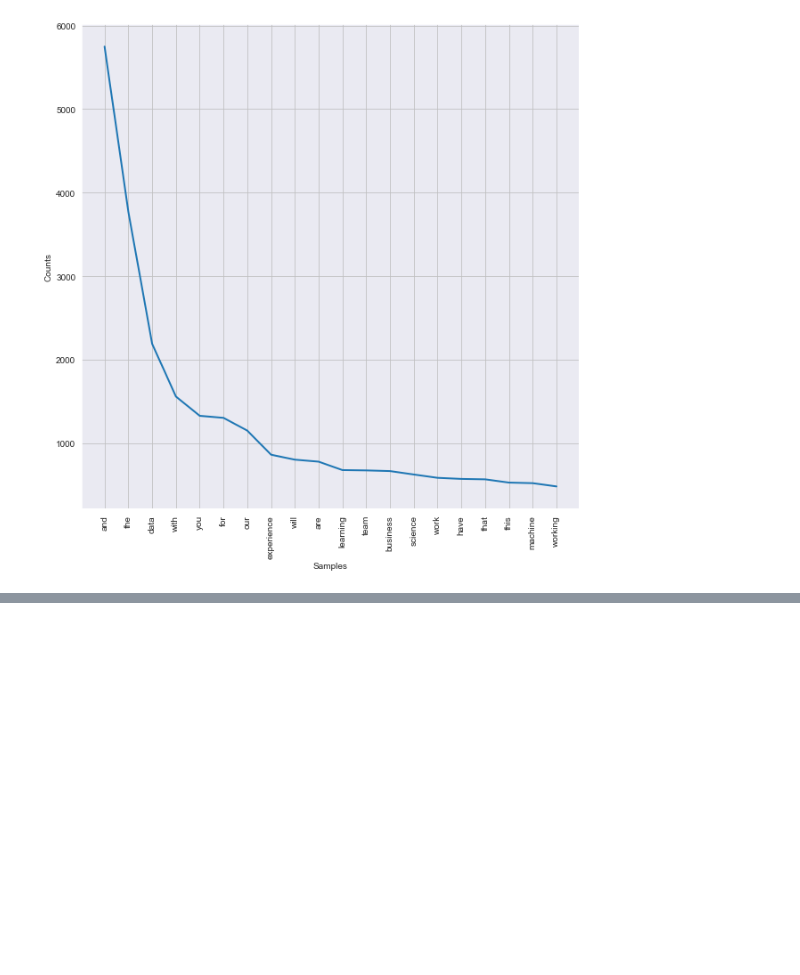
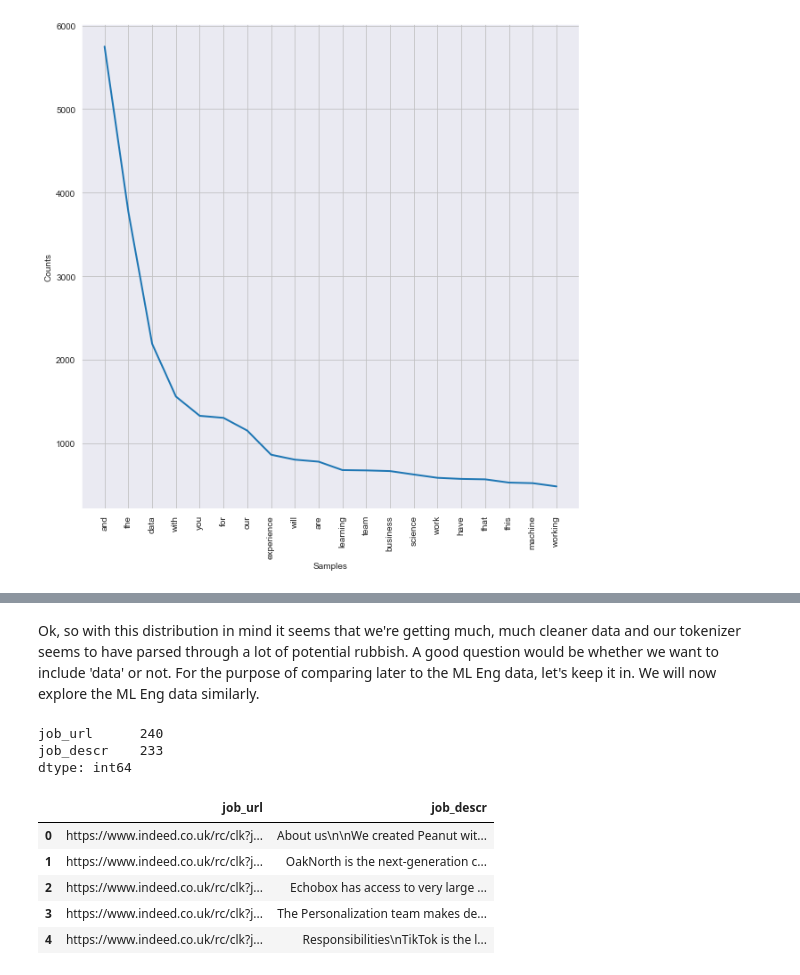
Before and after one commit to Ioana-P/MLEng_vs_DScientist_analysis, a Jupyter notebook: 4b. Data_preprocessing.ipynb, the cells around one changed output, grey strips where cells are left out. Saved outputs shown, nothing was run; the diff lists cells and outputs as text; code cells hidden in the pictures; blank space fills up the shorter version.

```diff
--- a/4b. Data_preprocessing.ipynb
+++ b/4b. Data_preprocessing.ipynb
@@ -156,0 +137,16 @@ f_dist.plot(20);
+# %% [markdown]
+Ok, so with this distribution in mind it seems that we're getting much, much cleaner data and our tokenizer seems to have parsed through a lot of potential rubbish. A good question would be whether we want to include 'data' or not. For the purpose of comparing later to the ML Eng data, let's keep it in. We will now explore the ML Eng data similarly.
+# %%
+mleng_jobs = pd.read_pickle('mleng_jobs_raw.pkl')
+print(mleng_jobs.nunique())
+mleng_jobs.head()
+# %% [output]
+job_url      240
+job_descr    233
+dtype: int64
+|  | job_url | job_descr |
+| 0 | https://www.indeed.co.uk/rc/clk?j... | About us\n\nWe created Peanut wit... |
+| 1 | https://www.indeed.co.uk/rc/clk?j... | OakNorth is the next-generation c... |
+| 2 | https://www.indeed.co.uk/rc/clk?j... | Echobox has access to very large ... |
+| 3 | https://www.indeed.co.uk/rc/clk?j... | The Personalization team makes de... |
+| 4 | https://www.indeed.co.uk/rc/clk?j... | Responsibilities\nTikTok is the l... |
```
Also changed, not shown: parts of 21 cells of this notebook, 1 other file.
